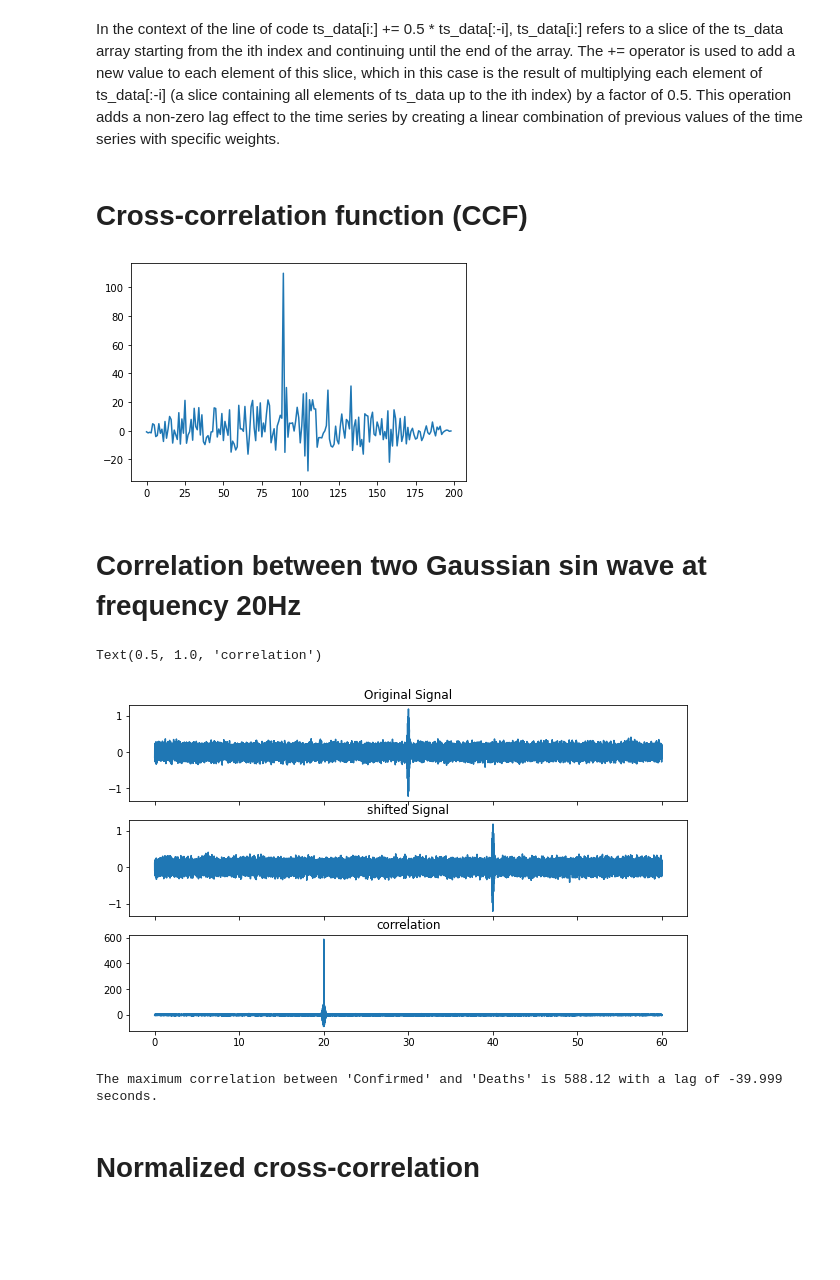
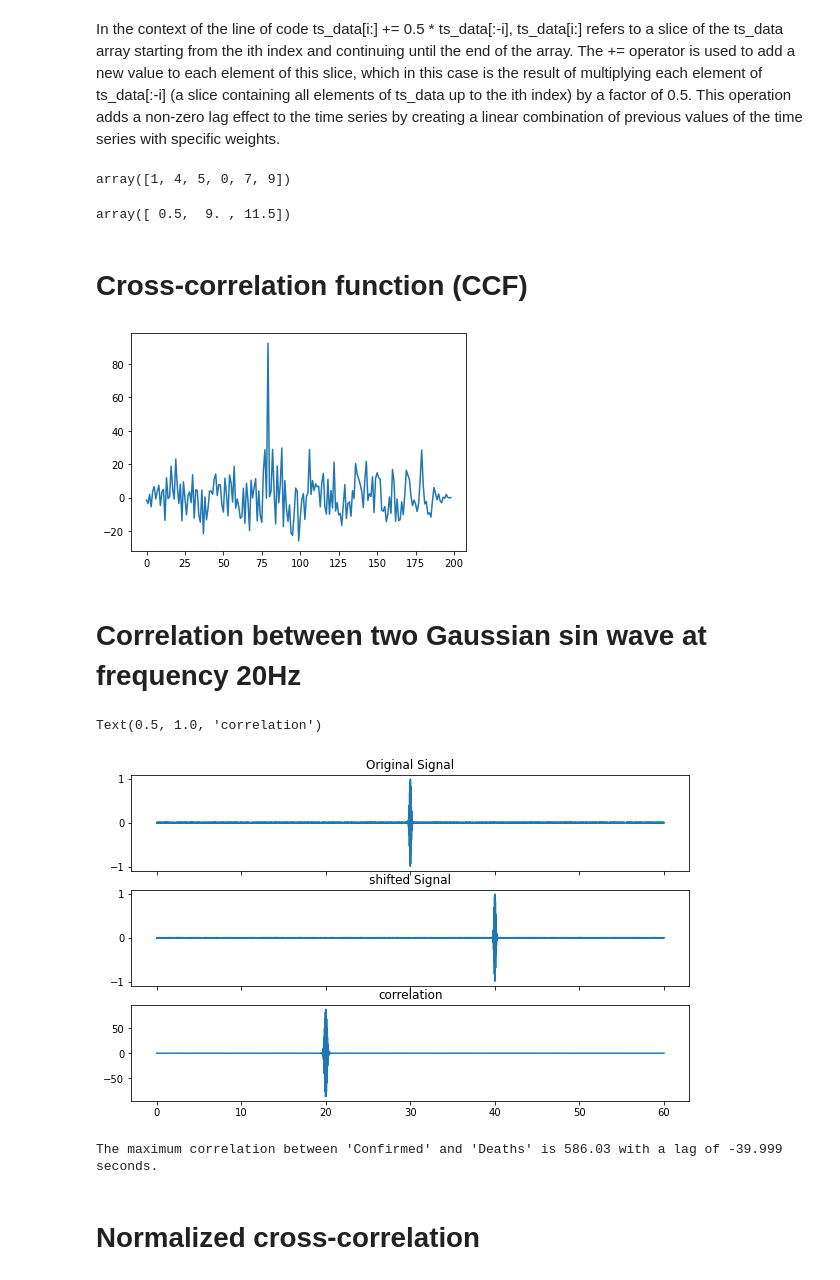
Before and after one commit to shimaabadi/BENGR310, a Jupyter notebook: time_series_analysis.ipynb, the cells around one changed output. Drawn from its saved outputs; the diff is of its cells as text; code cells hidden in the pictures; blank space fills up the shorter version.

```diff
--- a/time_series_analysis.ipynb
+++ b/time_series_analysis.ipynb
@@ -110,5 +115,14 @@ plt.show()
 # %% [markdown]
 In the context of the line of code ts_data[i:] += 0.5 * ts_data[:-i], ts_data[i:] refers to a slice of the ts_data array starting from the ith index and continuing until the end of the array. The += operator is used to add a new value to each element of this slice, which in this case is the result of multiplying each element of ts_data[:-i] (a slice containing all elements of ts_data up to the ith index) by a factor of 0.5. This operation adds a non-zero lag effect to the time series by creating a linear combination of previous values of the time series with specific weights.
+# %%
+example = np.array([1,4,5,0,7,9])
+example
+# %% [output]
+array([1, 4, 5, 0, 7, 9])
+# %%
+0.5*example[:-3]+example[3:]
+# %% [output]
+array([ 0.5,  9. , 11.5])
 # %% [markdown]
 # Cross-correlation function (CCF)
 # %%
@@ -118,19 +132,19 @@ import numpy as np
 x = np.random.randn(100)
 
 # Roll array elements along a given axis
-y = np.roll(x, 10) + np.random.randn(100)
+y = np.roll(x, 20) + np.random.randn(100)
 
 # Calculate the cross-correlation function
 #The mode='full' argument specifies that we want to compute the cross-correlation over all possible lags.
 
-ccf = np.correlate(x, y, mode='full')
+ccf = np.correlate(x,y, mode='full')
 
 # Plot the cross-correlation function
 import matplotlib.pyplot as plt
 plt.plot(ccf)
 plt.show()
 # %% [output]
-[figure, old version]
+[figure, new version]
 # %% [markdown]
 # Correlation between two Gaussian sin wave at frequency 20Hz
 # %%
@@ -146,47 +160,47 @@ t = np.arange(0, duration, 1/fs)
 
 f = 20 #Hz
 sigma = 0.1  # seconds (width of the Gaussian envelope)
 # Generate the sin wave and Gaussian envelope
 sin_wave = np.sin(2*np.pi*f*t)
 gaussian_envelope = np.exp(-(t-duration/2)**2/(2*(sigma**2)))
 
 # Generate the Gaussian sin wave (by multiplying the sin wave and Gaussian envelope)
 gaussian_sin_wave = sin_wave * gaussian_envelope
 
 # Add white noise to the signal
-signal = gaussian_sin_wave + 0.1*np.random.randn(len(t))
+signal = gaussian_sin_wave + 0.001*np.random.randn(len(t))
 
 # Create a time-shifted version of the signal
 shifted_signal = np.roll(signal, int(fs*10))
 
 # Calculate the cross-correlation between the signal and shifted_signal
 corr = np.correlate(signal, shifted_signal, mode='same')
 
 # Plot the original signal, the shifted signal, and the cross-correlation
 fig, axs = plt.subplots(3, 1, figsize=(10, 6), sharex=True)
 axs[0].plot(t, signal)
 axs[0].set_title('Original Signal')
 
 axs[1].plot(t, shifted_signal)
 axs[1].set_title('shifted Signal')
 
 axs[2].plot(t, corr)
 axs[2].set_title('correlation')
 # %% [output]
 Text(0.5, 1.0, 'correlation')
-[figure, old version]
+[figure, new version]
 # %%
 
 # get the index of the maximum correlation value
 max_corr_index = np.argmax(corr)
 
 # compute the lag at which the maximum correlation occurs
-lag = (max_corr_index - (len(signal) - 1))/fs
+lag = (max_corr_index - (len(signal) - 1))
 
 # print the maximum correlation and the lag
-print(f"The maximum correlation between 'Confirmed' and 'Deaths' is {corr[max_corr_index]:.2f} with a lag of {lag} seconds.")
+print(f"The maximum correlation between 'Confirmed' and 'Deaths' is {corr[max_corr_index]:.2f} with a lag of {lag/fs} seconds.")
 # %% [output]
-The maximum correlation between 'Confirmed' and 'Deaths' is 588.12 with a lag of -39.999 seconds.
+The maximum correlation between 'Confirmed' and 'Deaths' is 586.03 with a lag of -39.999 seconds.
 # %% [markdown]
 # Normalized cross-correlation
 # %% [markdown]
```
Also changed, not shown: parts of 9 cells of this notebook, 1 other file.
